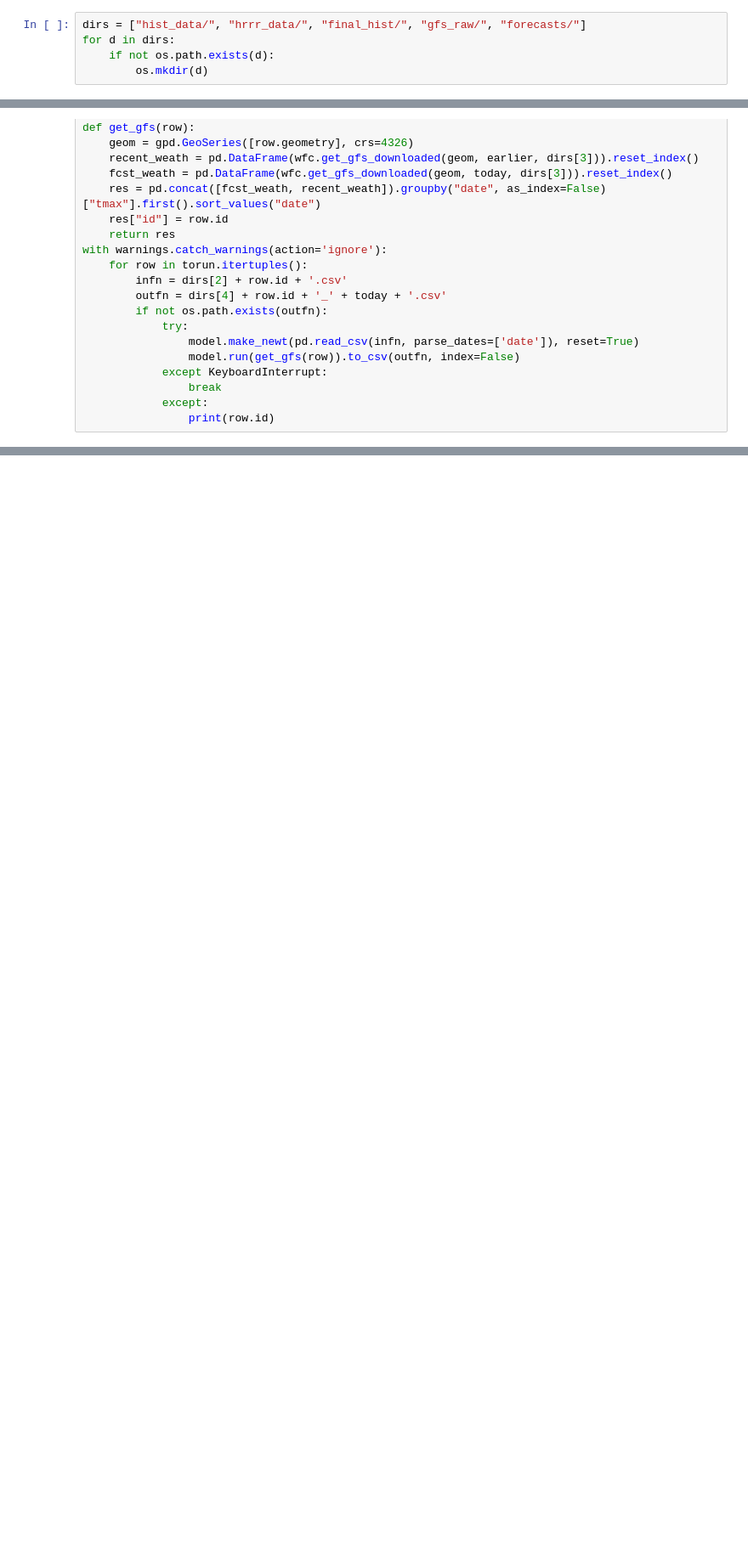
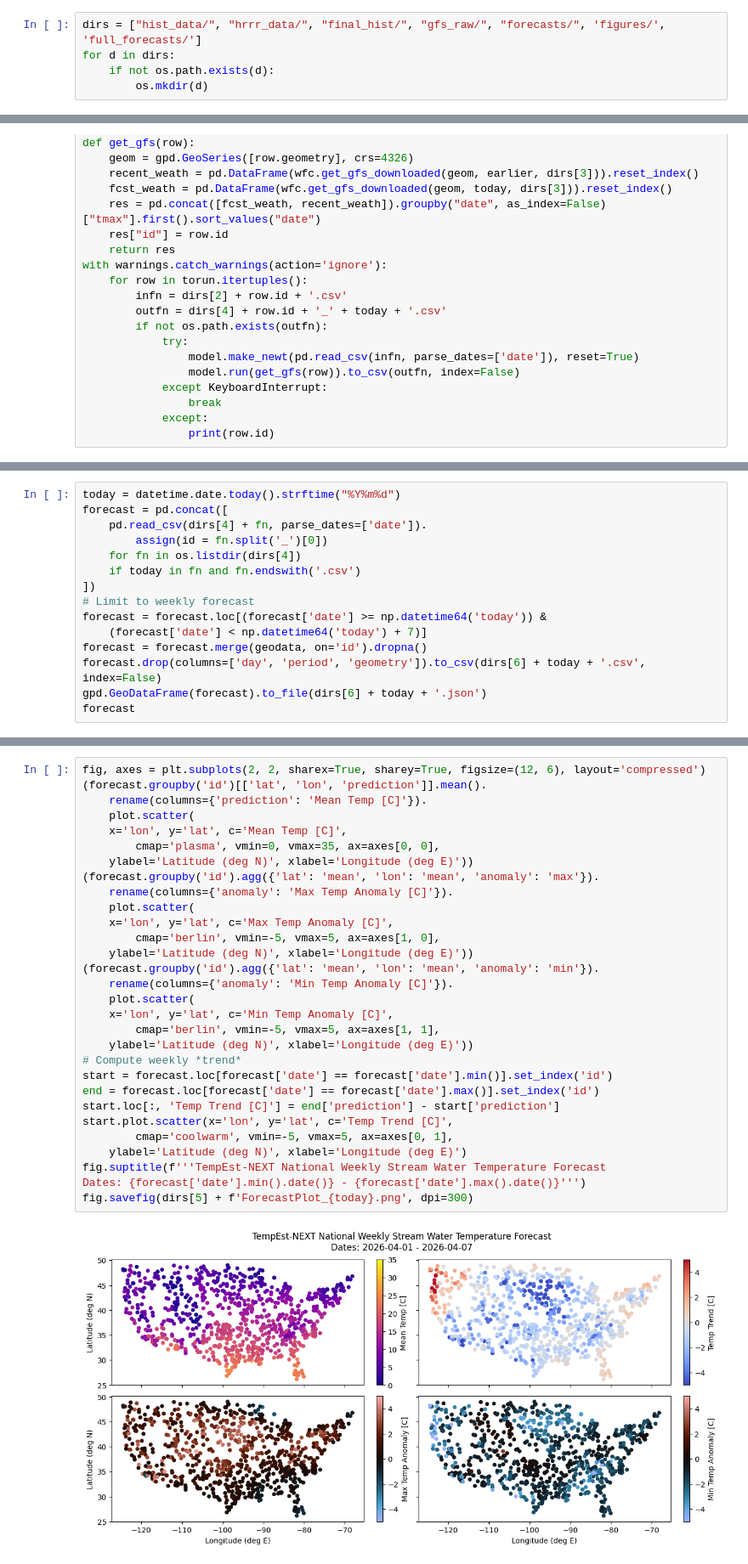
Before and after one commit to mines-ciroh/natl-temp-forecast, a Jupyter notebook: forecast.ipynb, the cells around one changed output, grey strips where cells are left out. Shown at 85% size. Cells and saved outputs as stored; diff of their text form; blank space fills up the shorter version.

```diff
--- a/forecast.ipynb
+++ b/forecast.ipynb
@@ -13,7 +13,7 @@ import datetime
 # %% [markdown]
 # Prepare Environment
 # %%
-dirs = ["hist_data/", "hrrr_data/", "final_hist/", "gfs_raw/", "forecasts/"]
+dirs = ["hist_data/", "hrrr_data/", "final_hist/", "gfs_raw/", "forecasts/", 'figures/', 'full_forecasts/']
 for d in dirs:
     if not os.path.exists(d):
         os.mkdir(d)
@@ -175,0 +178,15 @@ with warnings.catch_warnings(action='ignore'):
+# %%
+today = datetime.date.today().strftime("%Y%m%d")
+forecast = pd.concat([
+    pd.read_csv(dirs[4] + fn, parse_dates=['date']).
+        assign(id = fn.split('_')[0])
+    for fn in os.listdir(dirs[4])
+    if today in fn and fn.endswith('.csv')
+])
+# Limit to weekly forecast
+forecast = forecast.loc[(forecast['date'] >= np.datetime64('today')) &
+    (forecast['date'] < np.datetime64('today') + 7)]
+forecast = forecast.merge(geodata, on='id').dropna()
+forecast.drop(columns=['day', 'period', 'geometry']).to_csv(dirs[6] + today + '.csv', index=False)
+gpd.GeoDataFrame(forecast).to_file(dirs[6] + today + '.json')
+forecast
@@ -175,0 +215,32 @@ with warnings.catch_warnings(action='ignore'):
+# %%
+fig, axes = plt.subplots(2, 2, sharex=True, sharey=True, figsize=(12, 6), layout='compressed')
+(forecast.groupby('id')[['lat', 'lon', 'prediction']].mean().
+    rename(columns={'prediction': 'Mean Temp [C]'}).
+    plot.scatter(
+    x='lon', y='lat', c='Mean Temp [C]',
+        cmap='plasma', vmin=0, vmax=35, ax=axes[0, 0],
+    ylabel='Latitude (deg N)', xlabel='Longitude (deg E)'))
+(forecast.groupby('id').agg({'lat': 'mean', 'lon': 'mean', 'anomaly': 'max'}).
+    rename(columns={'anomaly': 'Max Temp Anomaly [C]'}).
+    plot.scatter(
+    x='lon', y='lat', c='Max Temp Anomaly [C]',
+        cmap='berlin', vmin=-5, vmax=5, ax=axes[1, 0],
+    ylabel='Latitude (deg N)', xlabel='Longitude (deg E)'))
+(forecast.groupby('id').agg({'lat': 'mean', 'lon': 'mean', 'anomaly': 'min'}).
+    rename(columns={'anomaly': 'Min Temp Anomaly [C]'}).
+    plot.scatter(
+    x='lon', y='lat', c='Min Temp Anomaly [C]',
+        cmap='berlin', vmin=-5, vmax=5, ax=axes[1, 1],
+    ylabel='Latitude (deg N)', xlabel='Longitude (deg E)'))
+# Compute weekly *trend*
+start = forecast.loc[forecast['date'] == forecast['date'].min()].set_index('id')
+end = forecast.loc[forecast['date'] == forecast['date'].max()].set_index('id')
+start.loc[:, 'Temp Trend [C]'] = end['prediction'] - start['prediction']
+start.plot.scatter(x='lon', y='lat', c='Temp Trend [C]',
+        cmap='coolwarm', vmin=-5, vmax=5, ax=axes[0, 1],
+    ylabel='Latitude (deg N)', xlabel='Longitude (deg E)')
+fig.suptitle(f'''TempEst-NEXT National Weekly Stream Water Temperature Forecast
+Dates: {forecast['date'].min().date()} - {forecast['date'].max().date()}''')
+fig.savefig(dirs[5] + f'ForecastPlot_{today}.png', dpi=300)
+# %% [output]
+[figure, added]
```
Also changed, not shown: parts of 4 cells of this notebook, 1 other file.
